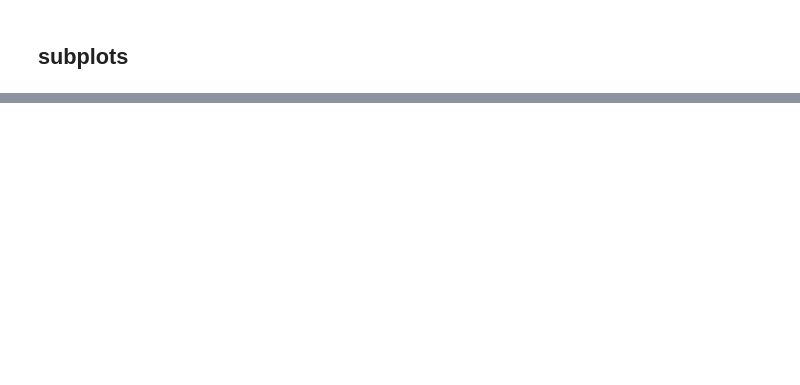
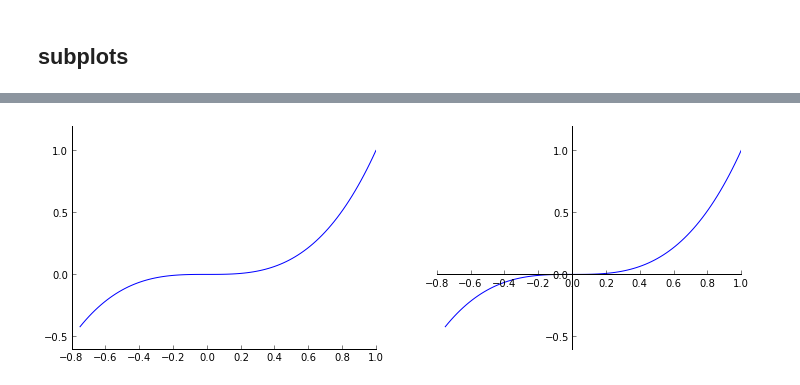
Before and after one commit to vanzaj/pyconsg2013-tut, a Jupyter notebook: ipynb/04-More-MPL.ipynb, the cells around one changed output, grey strips where cells are left out. Cells and saved outputs as stored; diff of their text form; code cells hidden in the pictures; blank space fills up the shorter version.

```diff
--- a/ipynb/04-More-MPL.ipynb
+++ b/ipynb/04-More-MPL.ipynb
@@ -42,0 +79,25 @@ Image(filename='data/mpl_figure.png')
+# %%
+fig, ax = subplots(1,2, figsize=(12,4))
+
+# left
+ax[0].spines['right'].set_color('none')
+ax[0].spines['top'].set_color('none')
+
+ax[0].xaxis.set_ticks_position('bottom')
+ax[0].yaxis.set_ticks_position('left')
+
+ax[0].plot(x, y);
+
+# right
+ax[1].spines['right'].set_color('none')
+ax[1].spines['top'].set_color('none')
+
+ax[1].xaxis.set_ticks_position('bottom')
+ax[1].yaxis.set_ticks_position('left')
+
+ax[1].spines['bottom'].set_position(('data',0)) # set position of x spine to x=0
+ax[1].spines['left'].set_position(('data',0))   # set position of y spine to y=0
+
+ax[1].plot(x, y);
+# %% [output]
+[figure, added]
```
Also changed, not shown: parts of 14 cells of this notebook, 3 other files.
